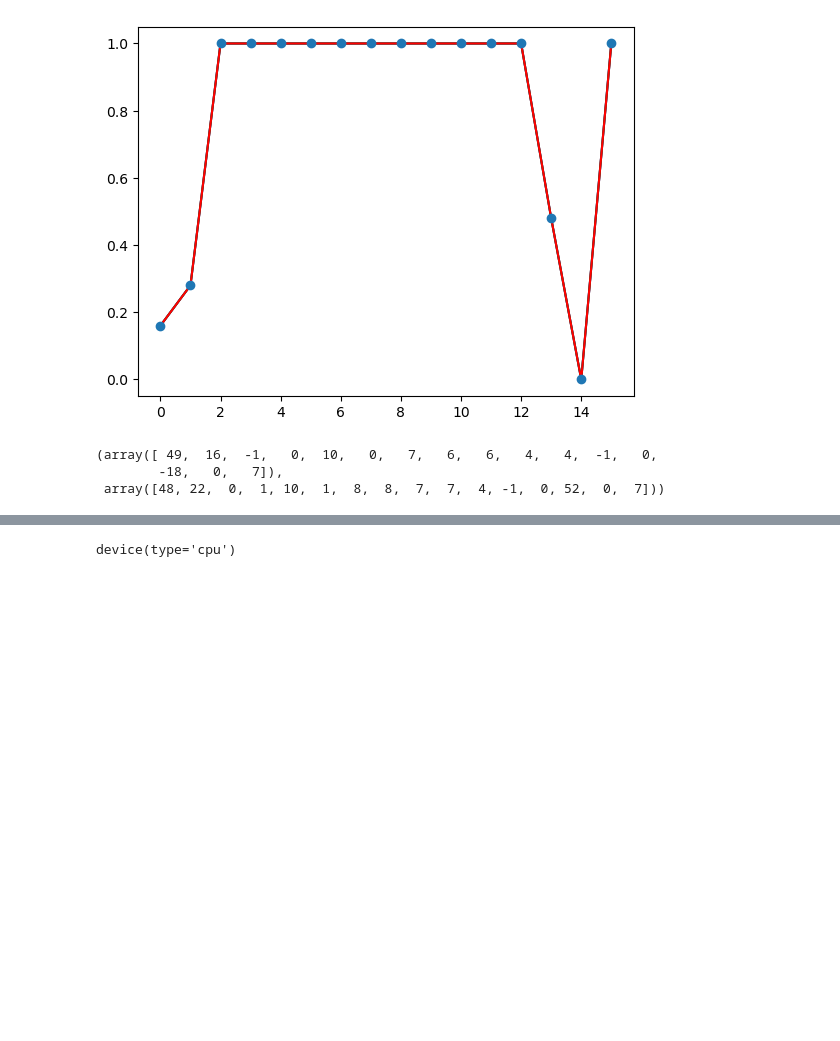
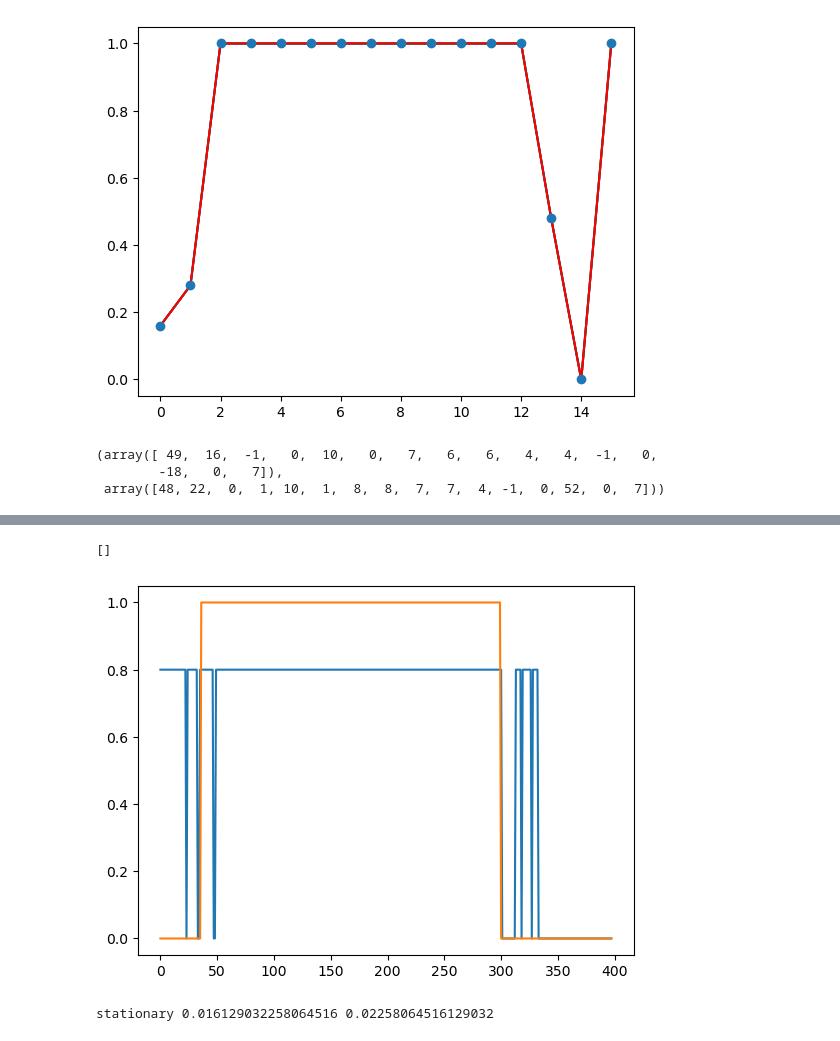
Before and after one commit to ssnani/Code, a Jupyter notebook: blk_doa.ipynb, the cells around one changed output, grey strips where cells are left out. Saved outputs shown, nothing was run; the diff lists cells and outputs as text; code cells hidden in the pictures; blank space fills up the shorter version.

```diff
--- a/blk_doa.ipynb
+++ b/blk_doa.ipynb
@@ -379,7 +395,31 @@ plt.plot(est_blk_vals)
-# %%
-import torch
-
-x = torch.rand(2,2)
-x.device
-# %% [output]
-device(type='cpu')
+# %%
+import torchaudio
+from masked_gcc_phat import compute_vad
+tgt_sig, fs = torchaudio.load(f'../signals/real_rirs_dbg/tgt_{batch_idx}.wav')
+est_sig, fs = torchaudio.load(f'../signals/real_rirs_dbg/est_{batch_idx}.wav')
+frame_size, frame_shift= 320,160
+sig_vad_1 = compute_vad(tgt_sig[0,:].cpu().numpy(), frame_size, frame_shift)
+sig_vad_2 = compute_vad(tgt_sig[1,:].cpu().numpy(), frame_size, frame_shift)
+tgt_sig_vad_c = sig_vad_1*sig_vad_2
+tgt_sig_vad_c = tgt_sig_vad_c
+
+sig_vad_1 = compute_vad(est_sig[0,:].cpu().numpy(), frame_size, frame_shift)
+sig_vad_2 = compute_vad(est_sig[1,:].cpu().numpy(), frame_size, frame_shift)
+est_sig_vad = sig_vad_1*sig_vad_2
+est_sig_vad = est_sig_vad
+
+
+#plt.plot(tgt_sig_vad_c)
+plt.plot(0.8*tgt_sig_vad)
+plt.plot(est_sig_vad)
+plt.plot()
+# %% [output]
+[]
+[figure, added]
+# %%
+mix_frm_Acc = get_acc(np.array(est_sig_vad), np.array(mix_f_doa), np.array(ref_f_doa),tol = 5, vad_th=0.6)
+est_frm_Acc = get_acc(np.array(est_sig_vad), np.array(est_f_doa), np.array(ref_f_doa),tol = 5, vad_th=0.6)
+
+print(dataset_dtype, mix_frm_Acc, est_frm_Acc)
+# %% [output]
+stationary 0.016129032258064516 0.02258064516129032
```
Also changed, not shown: parts of 4 cells of this notebook, 6 other files.
